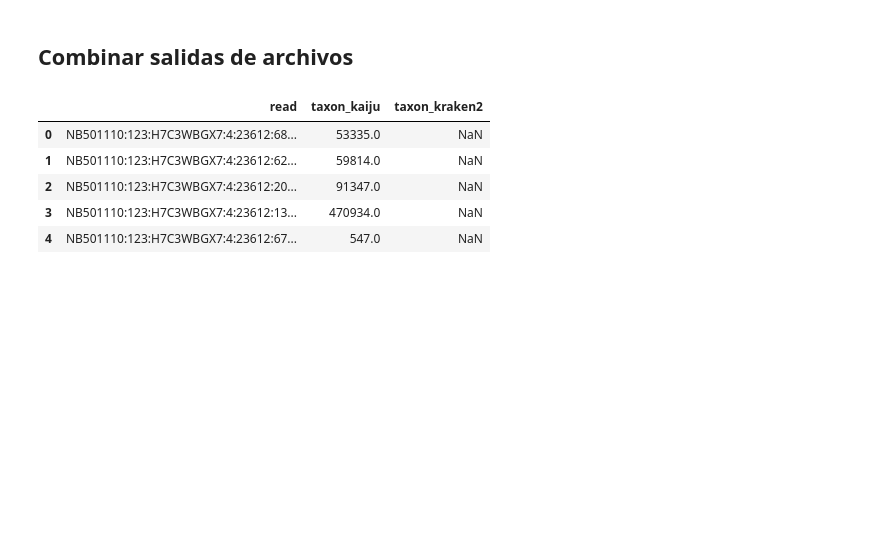
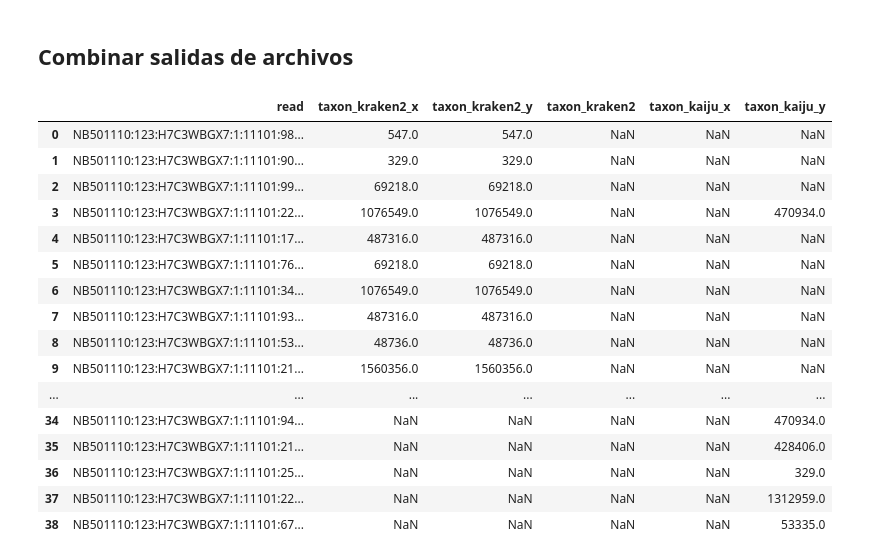
Before and after one commit to CamilaSilva1995/Tesis_Maestria, a Jupyter notebook: Comparacion_taxonomica/Comparacion_outputs.ipynb, the cells around one changed output. Saved outputs shown, nothing was run; the diff lists cells and outputs as text; code cells hidden in the pictures; blank space fills up the shorter version.

```diff
--- a/Comparacion_taxonomica/Comparacion_outputs.ipynb
+++ b/Comparacion_taxonomica/Comparacion_outputs.ipynb
@@ -5,14 +5,23 @@
 # %%
 import pandas as pd
 
-def read_file(f):
-    f = pd.read_csv(f, delimiter = '\t', header = None)
-    if f.shape[1] == 3:
-        f.columns = ["c-clasificado", "read","taxon_kaiju"]
-        f.drop(['c-clasificado'], axis=1, inplace = True)
-    else:
-        f.columns = ["c-clasificado", "read","taxon_kraken2","1","2"]
-        f.drop(['c-clasificado','1','2'], axis=1, inplace = True)
+def read_files(directory):
+    kraken, kaiju = [], []
+    for file in os.listdir(directory):
+        # print(file)
+        if '.tsv' in file:
+            f = pd.read_csv(directory + file, delimiter = '\t', header = None)
+            if f.shape[1] == 3:
+                f.columns = ["c-clasificado","read_ID","tax_ID_kaiju"]
+                f.drop(['c-clasificado'], axis=1, inplace = True)
+                kaiju.append(f)
 
-    return f
+            else:
+                f.columns = ["c-clasificado", "read_ID","tax_ID_kraken","length_pb","LCA_taxonomic"]
+                f.drop(["c-clasificado","length_pb","LCA_taxonomic"], axis=1, inplace = True)
+                kraken.append(f)
+
+    kraken, kaiju = pd.concat(kraken), pd.concat(kaiju)
+
+    return kraken, kaiju
 # %%
@@ -34,22 +50,35 @@ read_file('data/10lineas_kaiju.tsv')
 # %%
 import os
 PATH = 'data/'
+
 outputs = [read_file(PATH + f) for f in os.listdir(PATH) if '.tsv' in f]
 
+# outputs = [read_file('data/10lineas_kraken.tsv'), read_file('data/10lineascola_kraken.tsv'), read_file('data/10lineascola_kaiju.tsv'), read_file('data/10lineas_kaiju.tsv')]
 def unite(lOutputs):
     DFfusion = lOutputs[0]
     for i in lOutputs:
-        DFfusion = pd.merge(DFfusion, i, how='outer')
+        DFfusion = pd.merge(DFfusion, i, how='outer', on = ['read'])
 
     return DFfusion
 
 DFfusion = unite(outputs)
 # %%
-DFfusion.head()
+DFfusion
 # %% [output]
-|  | read | taxon_kaiju | taxon_kraken2 |
-| 0 | NB501110:123:H7C3WBGX7:4:23612:68... | 53335.0 | NaN |
-| 1 | NB501110:123:H7C3WBGX7:4:23612:62... | 59814.0 | NaN |
-| 2 | NB501110:123:H7C3WBGX7:4:23612:20... | 91347.0 | NaN |
-| 3 | NB501110:123:H7C3WBGX7:4:23612:13... | 470934.0 | NaN |
-| 4 | NB501110:123:H7C3WBGX7:4:23612:67... | 547.0 | NaN |
+|  | read | taxon_kraken2_x | taxon_kraken2_y | taxon_kraken2 | taxon_kaiju_x | taxon_kaiju_y |
+| 0 | NB501110:123:H7C3WBGX7:1:11101:98... | 547.0 | 547.0 | NaN | NaN | NaN |
+| 1 | NB501110:123:H7C3WBGX7:1:11101:90... | 329.0 | 329.0 | NaN | NaN | NaN |
+| 2 | NB501110:123:H7C3WBGX7:1:11101:99... | 69218.0 | 69218.0 | NaN | NaN | NaN |
+| 3 | NB501110:123:H7C3WBGX7:1:11101:22... | 1076549.0 | 1076549.0 | NaN | NaN | 470934.0 |
+| 4 | NB501110:123:H7C3WBGX7:1:11101:17... | 487316.0 | 487316.0 | NaN | NaN | NaN |
+| 5 | NB501110:123:H7C3WBGX7:1:11101:76... | 69218.0 | 69218.0 | NaN | NaN | NaN |
+| 6 | NB501110:123:H7C3WBGX7:1:11101:34... | 1076549.0 | 1076549.0 | NaN | NaN | NaN |
+| 7 | NB501110:123:H7C3WBGX7:1:11101:93... | 487316.0 | 487316.0 | NaN | NaN | NaN |
+| 8 | NB501110:123:H7C3WBGX7:1:11101:53... | 48736.0 | 48736.0 | NaN | NaN | NaN |
+| 9 | NB501110:123:H7C3WBGX7:1:11101:21... | 1560356.0 | 1560356.0 | NaN | NaN | NaN |
+| ... | ... | ... | ... | ... | ... | ... |
+| 34 | NB501110:123:H7C3WBGX7:1:11101:94... | NaN | NaN | NaN | NaN | 470934.0 |
+| 35 | NB501110:123:H7C3WBGX7:1:11101:21... | NaN | NaN | NaN | NaN | 428406.0 |
+| 36 | NB501110:123:H7C3WBGX7:1:11101:25... | NaN | NaN | NaN | NaN | 329.0 |
+| 37 | NB501110:123:H7C3WBGX7:1:11101:22... | NaN | NaN | NaN | NaN | 1312959.0 |
+| 38 | NB501110:123:H7C3WBGX7:1:11101:67... | NaN | NaN | NaN | NaN | 53335.0 |
```
Also changed, not shown: parts of 5 cells of this notebook, 1 other file.
